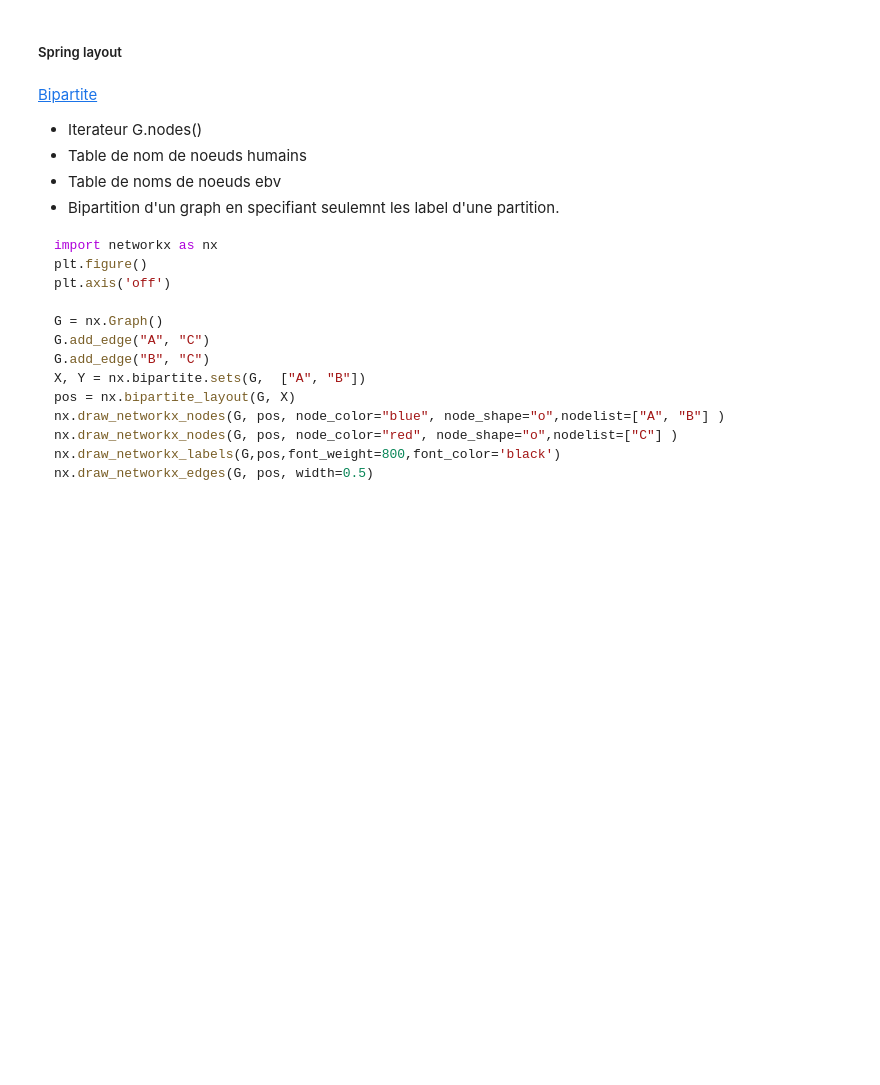
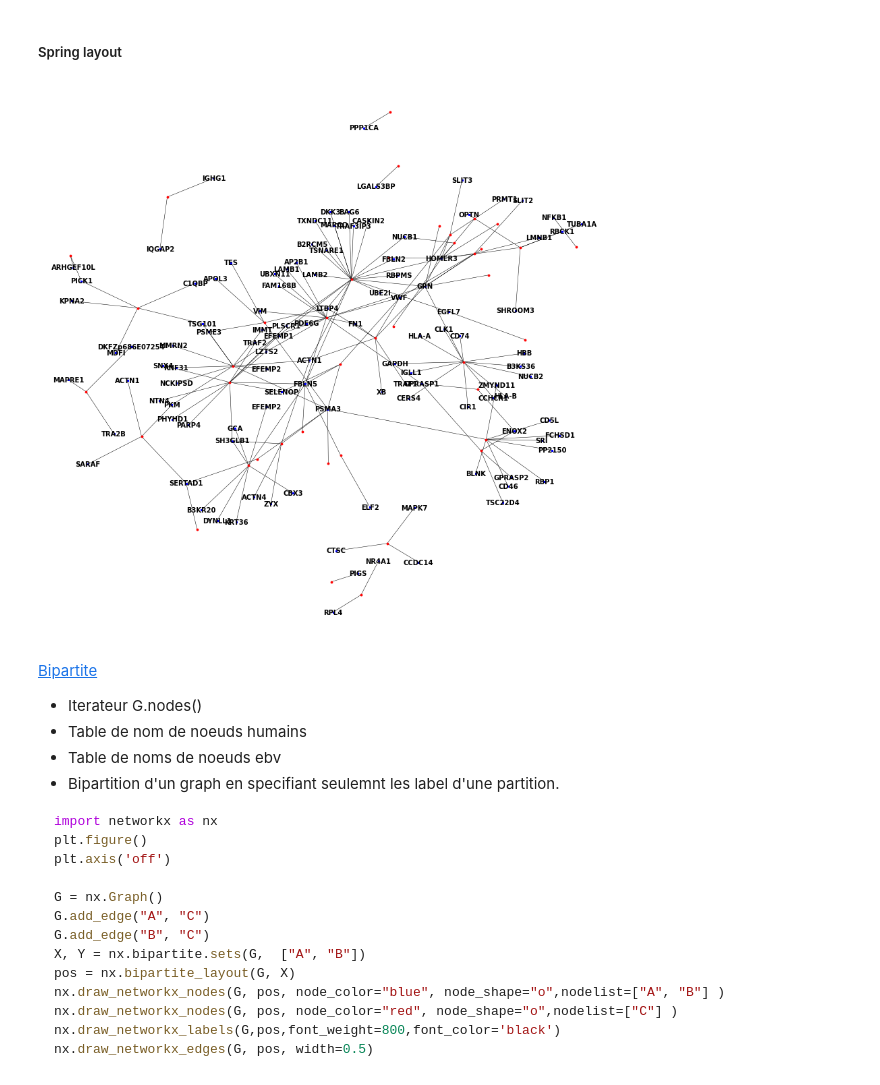
Before and after one commit to zhihan222/Interactomics_tp, a Jupyter notebook: answers.ipynb, the cells around one changed output. Drawn from its saved outputs; the diff is of its cells as text; code cells hidden in the pictures; blank space fills up the shorter version.

```diff
--- a/answers.ipynb
+++ b/answers.ipynb
@@ -140,7 +211,7 @@ G2 = nx.Graph()
 humanGeneLabels = {}
 ebvGeneLabels   = {}
 
-for psqDatum in HumanEBV_psqData:
+for psqDatum in EBV_Human_mitab:
     #print(psqDatum)
     (a, b) = ( psqDatum[0], psqDatum[1] )
     G2.add_edge(a, b)
@@ -162,17 +233,20 @@ for ebvID in ebvGeneLabels.keys():
 # %% [markdown]
 ##### Spring layout
 # %%
-plt.figure(figsize=(10, 10))
+plt.figure(figsize=(15, 15))
 plt.axis('off')
 
 #pos=nx.draw(G, with_labels=False)
 pos=nx.spring_layout(G2, k= 0.225)
 
 nx.draw_networkx_nodes(G2, pos, node_size=8, node_color="blue", node_shape="s",nodelist=humanGeneLabels.keys() )
 nx.draw_networkx_nodes(G2, pos, node_size=8, node_color="red", node_shape="o",nodelist=ebvGeneLabels.keys() )
-nx.draw_networkx_labels(G2,pos,humanGeneLabels,font_size=6,font_weight=800,font_color='black')
+nx.draw_networkx_labels(G2,pos,humanGeneLabels,font_size=10,font_weight=800,font_color='black')
 nx.draw_networkx_edges(G2, pos, width=0.5)
-plt.savefig("human_ebv.png")
+#plt.savefig("human_ebv.png")
+plt.show()
+# %% [output]
+[figure, added]
 # %% [markdown]
 [Bipartite](https://networkx.github.io/documentation/stable/reference/generated/networkx.drawing.layout.bipartite_layout.html)
 
```
Also changed, not shown: parts of 13 cells of this notebook, 1 other file.
